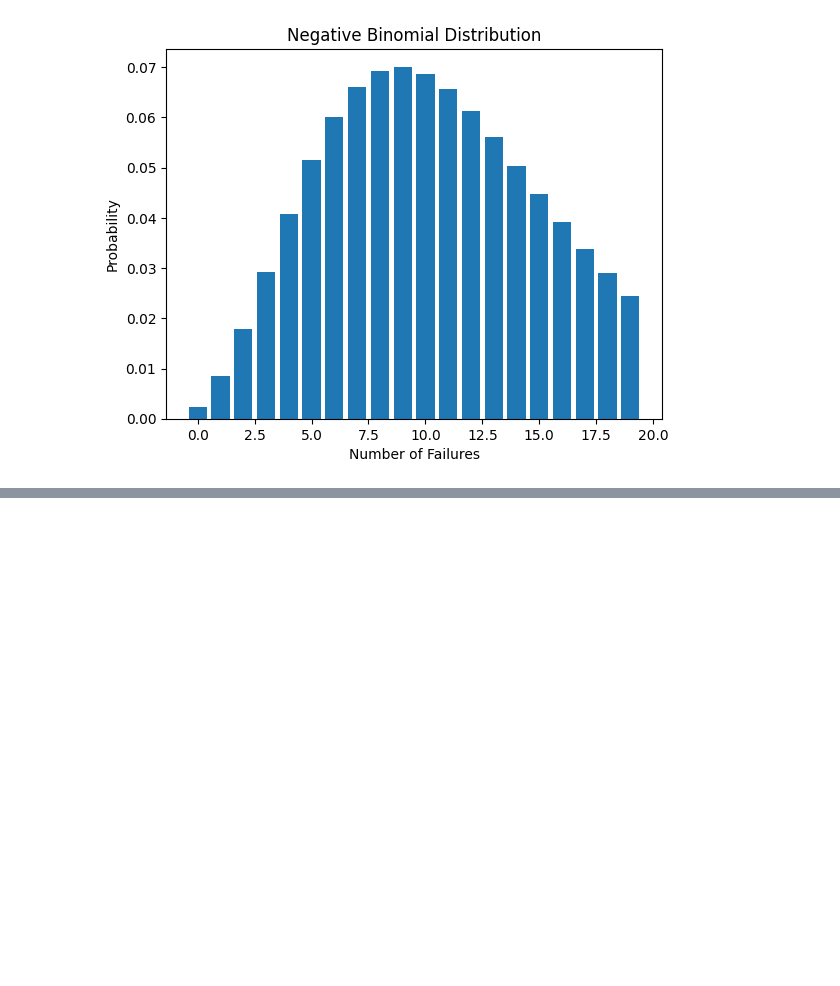
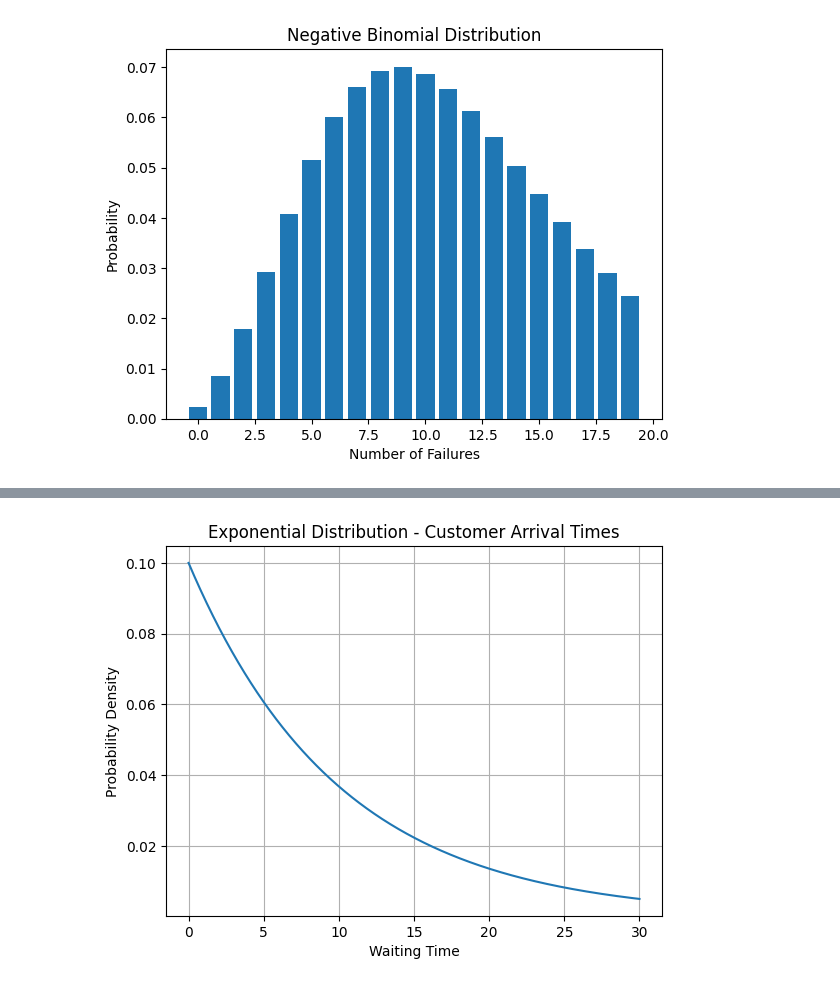
Before and after one commit to HasancanCakicioglu/Medium_Posts, a Jupyter notebook: Probability_Distributions.ipynb, the cells around one changed output, grey strips where cells are left out. Cells and saved outputs as stored; diff of their text form; code cells hidden in the pictures; blank space fills up the shorter version.

```diff
--- a/Probability_Distributions.ipynb
+++ b/Probability_Distributions.ipynb
@@ -171,0 +223,22 @@ plt.show()
+# %%
+import numpy as np
+import matplotlib.pyplot as plt
+
+# Parameter
+lambda_ = 0.1  # Average arrival rate of customers per minute
+
+# Generate data points
+x = np.linspace(0, 30, 1000)  # Generate 1000 values for the x-axis (waiting time)
+
+# Compute the probability density function (PDF)
+pdf = lambda_ * np.exp(-lambda_ * x)  # Exponential Distribution formula
+
+# Plot the probability density function
+plt.plot(x, pdf)
+plt.xlabel('Waiting Time')
+plt.ylabel('Probability Density')
+plt.title('Exponential Distribution - Customer Arrival Times')
+plt.grid(True)
+plt.show()
+# %% [output]
+[figure, added]
```
Also changed, not shown: parts of 7 cells of this notebook.
